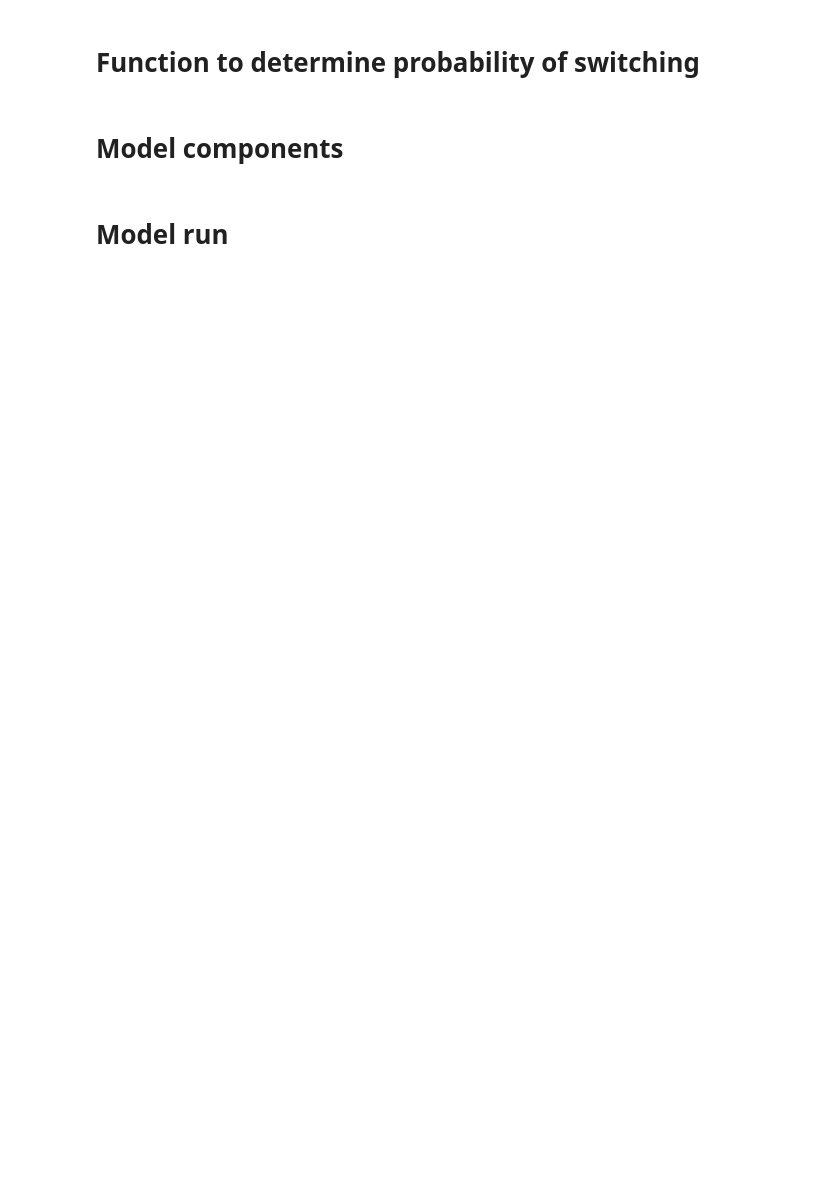
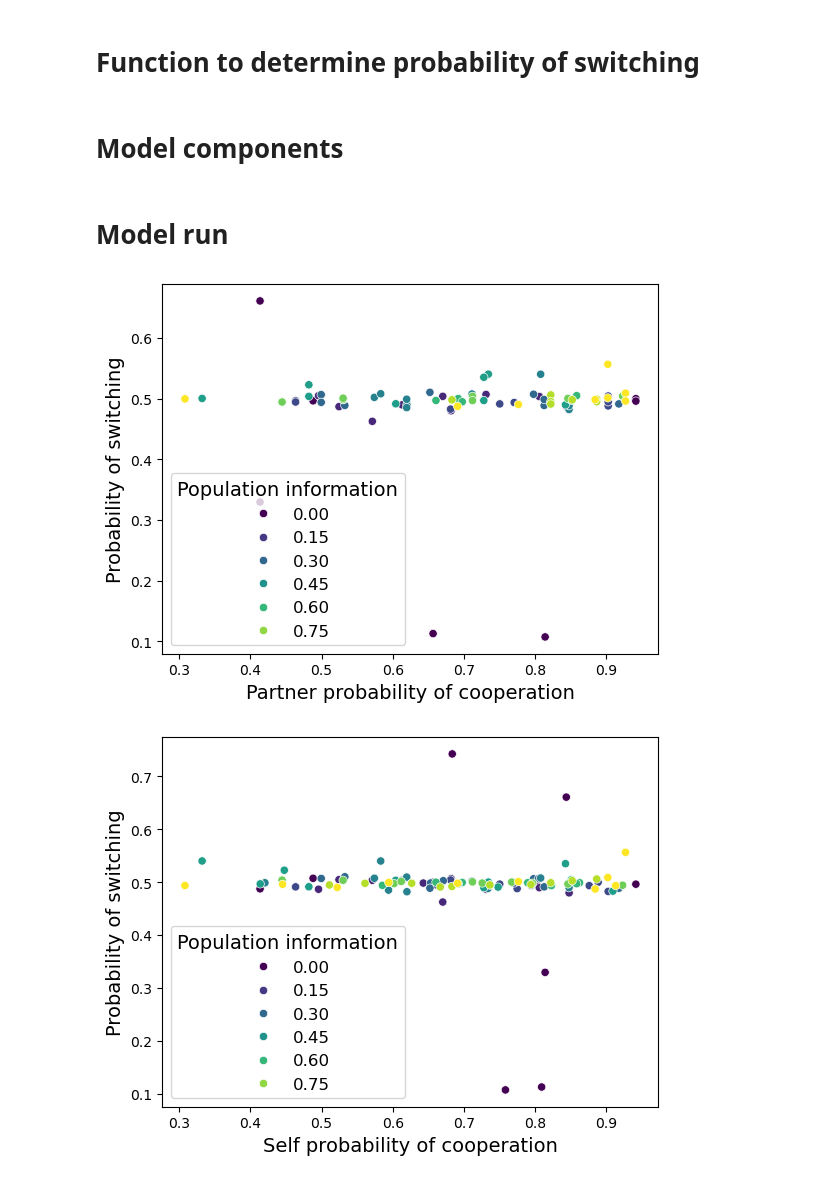
Before and after one commit to beckypadget/partnerswitching_model, a Jupyter notebook: model-classic.ipynb, the cells around one changed output. Saved outputs shown, nothing was run; the diff lists cells and outputs as text; code cells hidden in the pictures; blank space fills up the shorter version.

```diff
--- a/model-classic.ipynb
+++ b/model-classic.ipynb
@@ -180,0 +278,35 @@ class Animal:
+# %%
+# create dataframe of all individual values
+individual_df = pd.DataFrame(individual_ps_values)
+individual_pc_df = pd.DataFrame(individual_pc_values)
+individual_payoff_df = pd.DataFrame(individual_payoff_values)
+individual_partner_df = pd.DataFrame(individual_partner_values)
+individual_switched_from_df = pd.DataFrame(individual_switched_from_values)
+individual_df['pc'] = individual_pc_df['pc']
+individual_df['payoff'] = individual_payoff_df['payoff']
+individual_df['partner_pc'] = individual_partner_df['partner_pc']
+individual_df['switched_from'] = individual_switched_from_df['switched_from']
+individual_df['payoff'] = individual_df['payoff'].astype(float)
+individual_df['partner_pc'] = individual_df['partner_pc'].astype(float)
+individual_df['switched_from'] = individual_df['switched_from'].astype(float)
+individual_df['pop_info'] = individual_df['pop_info'].astype(float)
+individual_df['ps'] = individual_df['ps'].astype(float)
+# %%
+#plot ps against partner pc
+p = sns.scatterplot(data=individual_df, x='partner_pc', y='ps', hue='pop_info', palette='viridis')
+p.set(xlabel='Partner probability of cooperation', ylabel='Probability of switching')
+p.set_xlabel('Partner probability of cooperation', fontsize=14)
+p.set_ylabel('Probability of switching', fontsize=14)
+plt.legend(title='Population information', fontsize=12, title_fontsize=14)
+plt.show()
+
+# plot self pc against ps
+p = sns.scatterplot(data=individual_df, x='pc', y='ps', hue='pop_info', palette='viridis')
+p.set(xlabel='Self probability of cooperation', ylabel='Probability of switching')
+p.set_xlabel('Self probability of cooperation', fontsize=14)
+p.set_ylabel('Probability of switching', fontsize=14)
+plt.legend(title='Population information', fontsize=12, title_fontsize=14)
+plt.show()
+# %% [output]
+[figure, added]
+[figure, added]
```
Also changed, not shown: parts of 7 cells of this notebook, 12 other files.
